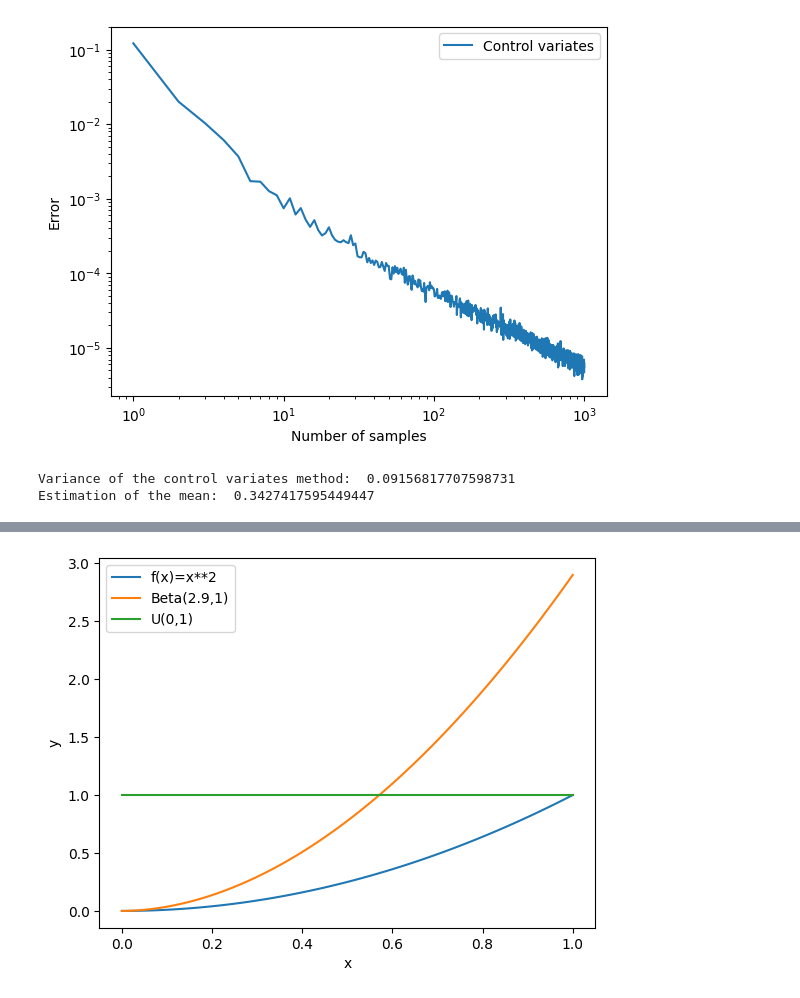
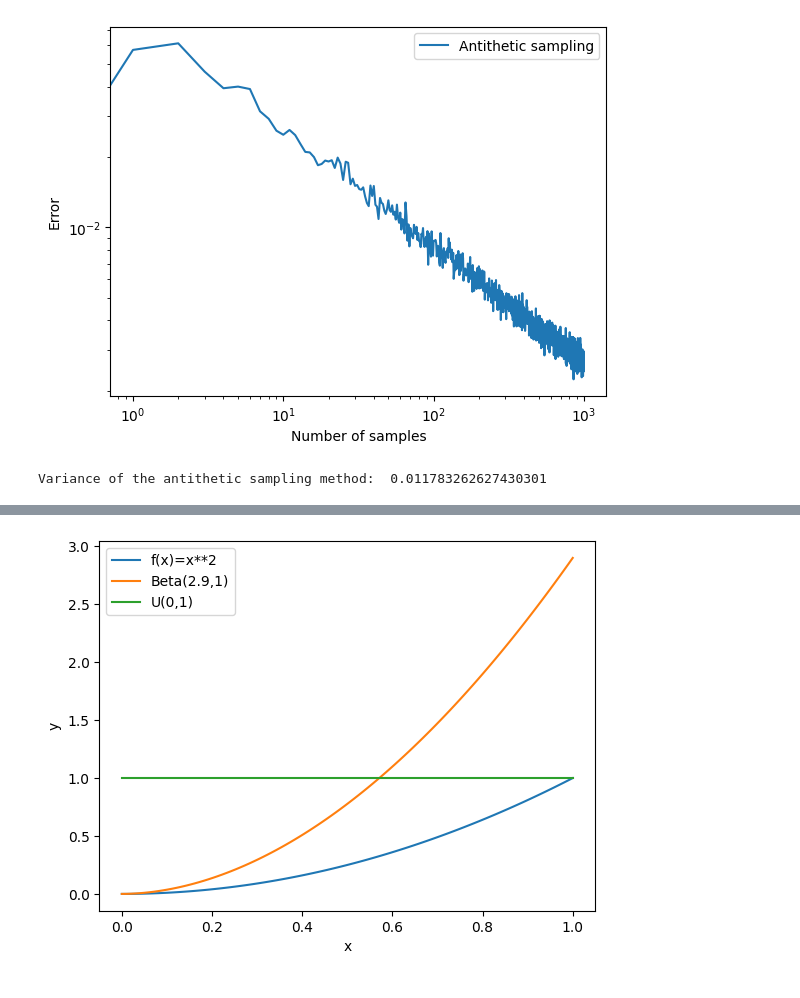
Before and after one commit to AlffonsoMV/PAMSProject, a Jupyter notebook: Code/Test_Variance_Reduction.ipynb, the cells around one changed output, grey strips where cells are left out. Cells and saved outputs as stored; diff of their text form; code cells hidden in the pictures.

```diff
--- a/Code/Test_Variance_Reduction.ipynb
+++ b/Code/Test_Variance_Reduction.ipynb
@@ -3,6 +3,9 @@ import numpy as np
 import matplotlib.pyplot as plt
 from scipy.stats import beta, uniform
 import pandas as pd
+from library import *
 
 n_samples = 1000
 n_runs = 100
+a, b = 0, 1
+N_VARIANCES = 500
@@ -9,23 +22,20 @@ n_runs = 100
 # %%
 # Direct sampling
 error_direct = np.zeros(n_samples)
+variances = np.zeros(n_samples)
 for i in range(n_runs):
     for n in range(1, n_samples + 1):
-        x = np.random.uniform(0, 1, n)
-        y = x ** 2
-        error_direct[n - 1] += np.abs(np.mean(y) - 1 / 3)
+        y = direct_sampling(f, 0, 1, n)
+        error_direct[n - 1] += np.abs(y - 1 / 3)
 error_direct /= n_runs
+
 plt.loglog(error_direct, label='Direct sampling')
 plt.legend()
 plt.xlabel('Number of samples')
 plt.ylabel('Error')
 plt.show()
 
-# Compute of the variance with this method
-x = np.random.uniform(0, 1, n_samples*10)
-y = x ** 2
-var_direct = np.mean((y - 1/3)**2)
-mean_direct = np.mean(var_direct)
-print('Variance of the direct sampling method: ', var_direct)
-print('Estimation of the mean: ', mean_direct)
+# Compute of the variance for n=100 samples
+variance_direct = np.var([direct_sampling(f, a, b, 1000) for _ in range(N_VARIANCES)])*1000
+print('Variance for n=1000 samples:', variance_direct)
 # %% [output]
@@ -35,34 +129,22 @@ Estimation of the mean:  0.08815391871940054
 # %%
-# Control variates
-n_samplews = 10000
-error_control = np.zeros(n_samples, dtype=float)
+# Antithetic sampling
+error_antithetic = np.zeros(n_samples, dtype=float)
 for i in range(n_runs):
-    for n in range(1, n_samples + 1):
-        x = np.random.uniform(0, 1, n)
-        y = x ** 2
-        c = np.cov(x, y)[0, 1] / np.var(x)
-        adjusted_estimate = np.mean(y + c*(0.5 - np.mean(x)))
-        error_control[n - 1] += (adjusted_estimate - 1 / 3)**2
-error_control /= n_runs
+    for n in range(2, n_samples + 1):
+        y = antithetic_sampling(f, a, b, n)
+        error_antithetic[n - 1] += np.abs(y - 1 / 3)
+error_antithetic /= n_runs
 
 # Plot the results
-plt.loglog(error_control, label='Control variates')
+plt.loglog(error_antithetic, label='Antithetic sampling')
 plt.legend()
 plt.xlabel('Number of samples')
 plt.ylabel('Error')
 plt.show()
 
 # Compute of the variance with this method
-x = np.random.uniform(0, 1, n_samples*10)
-y = x ** 2
-c = - np.cov(x, y)[0, 1] / np.var(x)
-control_variate = y + c*(0.5 - np.mean(x))
-# var(control_variate) = var(y) - cov(x, y)**2 / var(x)
-var_control = np.mean(control_variate**2) - np.mean(control_variate)**2
-mean_control = np.mean(control_variate)
-print('Variance of the control variates method: ', var_control)
-print('Estimation of the mean: ', mean_control)
+variance_antithetic = np.var([antithetic_sampling(f, a, b, 1000) for _ in range(N_VARIANCES)]) * 1000
+print('Variance of the antithetic sampling method: ', variance_antithetic)
 # %% [output]
-[figure, old version]
+[figure, new version]
-Variance of the control variates method:  0.09156817707598731
-Estimation of the mean:  0.3427417595449447
+Variance of the antithetic sampling method:  0.011783262627430301
```
Also changed, not shown: parts of 9 cells of this notebook, 3 other files.
